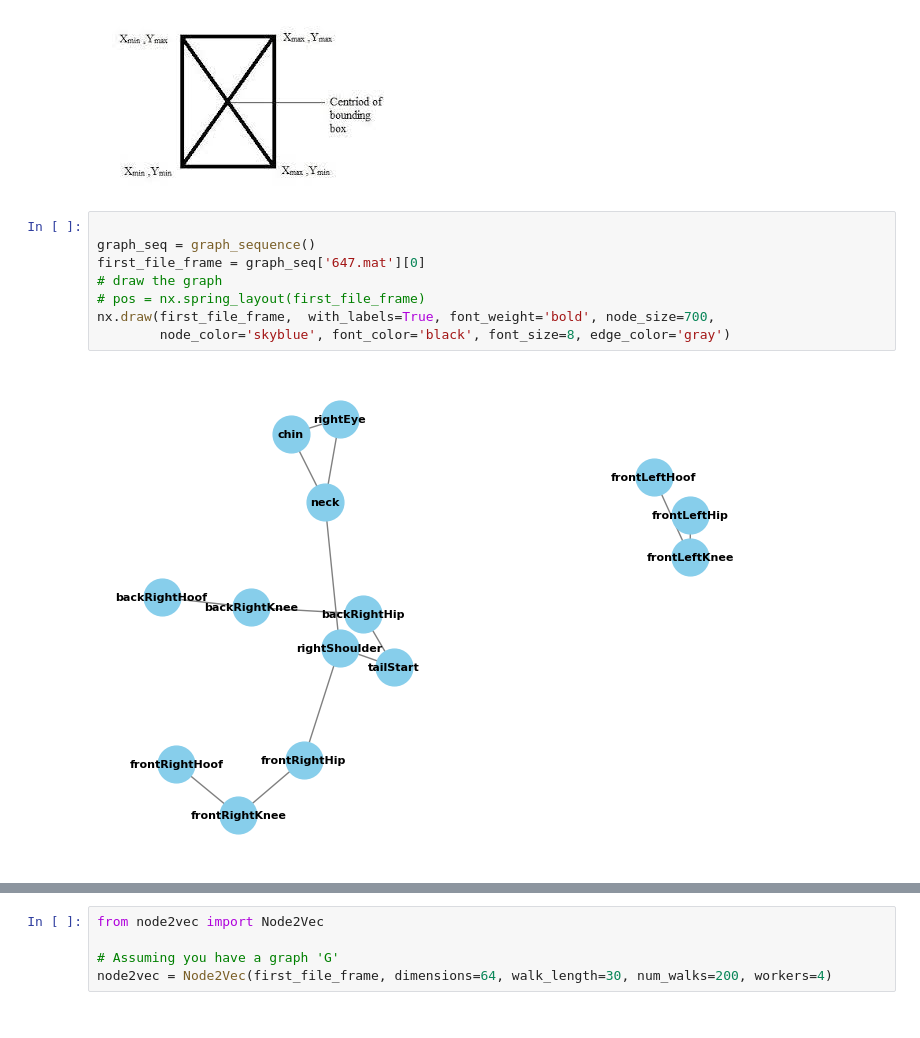
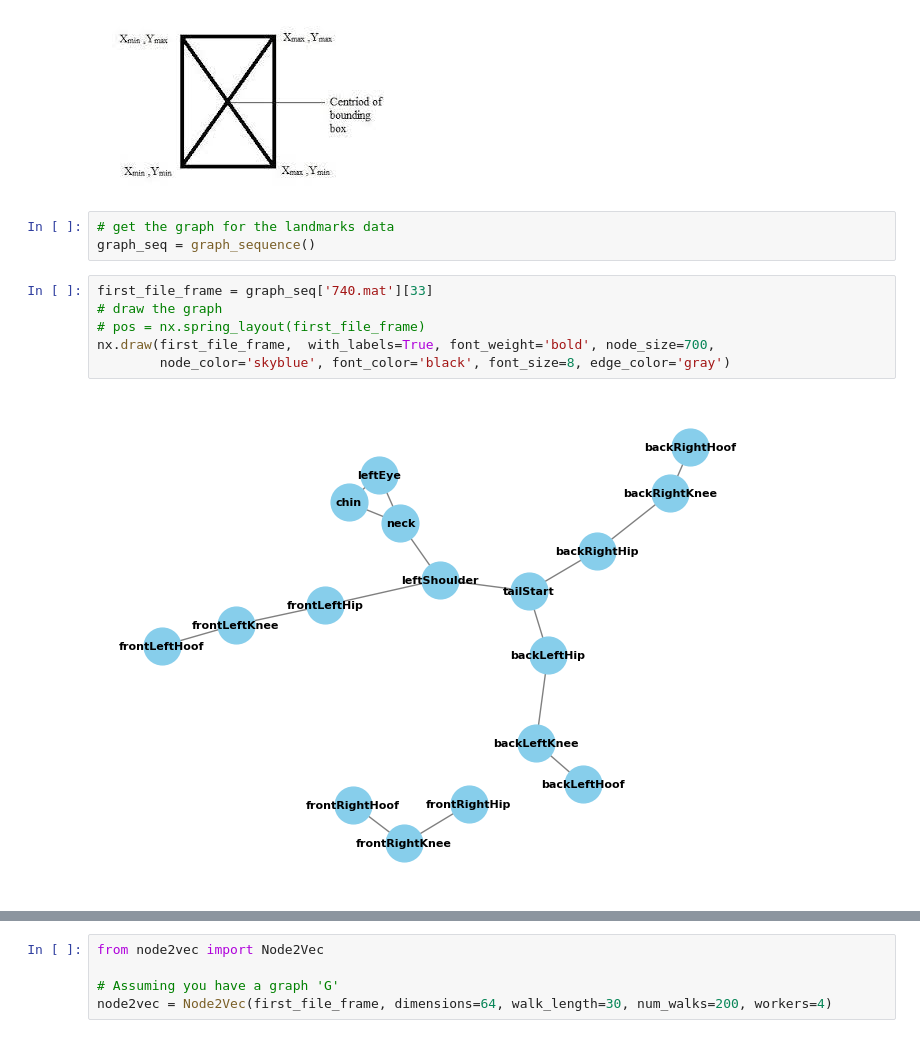
Before and after one commit to kaburia/animal-poses4population, a Jupyter notebook: graph_embeddings.ipynb, the cells around one changed output, grey strips where cells are left out. Saved outputs shown, nothing was run; the diff lists cells and outputs as text.

```diff
--- a/graph_embeddings.ipynb
+++ b/graph_embeddings.ipynb
@@ -71,13 +74,14 @@ Define rules to connect the nodes
 3. Normalize the x,y coordinates
 # %% [markdown]
 ![image.png](attachment:image.png)
+# %%
+# get the graph for the landmarks data
+graph_seq = graph_sequence()
 # %%
-
-graph_seq = graph_sequence()
-first_file_frame = graph_seq['647.mat'][0]
+first_file_frame = graph_seq['740.mat'][33]
 # draw the graph
 # pos = nx.spring_layout(first_file_frame)
 nx.draw(first_file_frame,  with_labels=True, font_weight='bold', node_size=700,
         node_color='skyblue', font_color='black', font_size=8, edge_color='gray')
 # %% [output]
-[figure, old version]
+[figure, new version]
```
Also changed, not shown: parts of 11 cells of this notebook.
